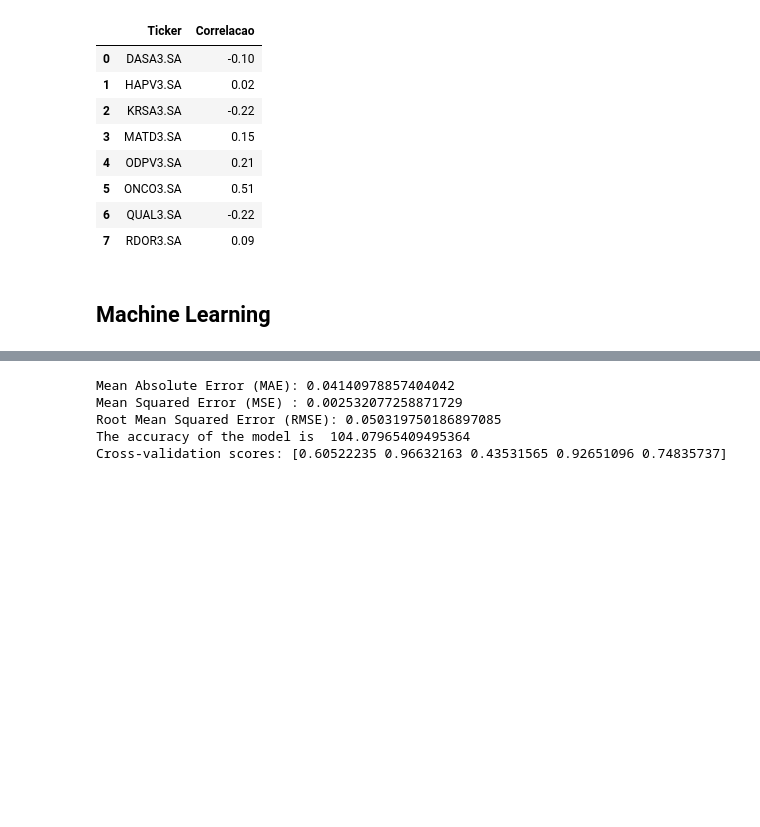
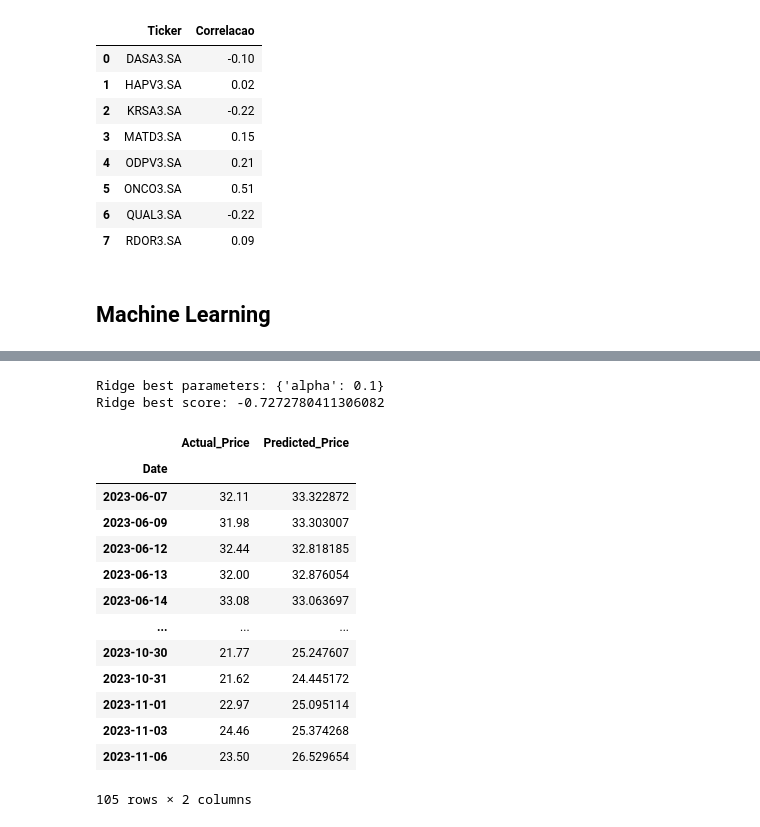
Before and after one commit to carneiro-fernando/EBAC, a Jupyter notebook: Projetos/Projeto_de_Parceria.ipynb, the cells around one changed output, grey strips where cells are left out. Saved outputs shown, nothing was run; the diff lists cells and outputs as text; code cells hidden in the pictures; blank space fills up the shorter version.

```diff
--- a/Projetos/Projeto_de_Parceria.ipynb
+++ b/Projetos/Projeto_de_Parceria.ipynb
@@ -464,22 +498,23 @@ compare_df
-# %%
-#Metricas
-from sklearn import metrics
-print('Mean Absolute Error (MAE):', metrics.mean_absolute_error(y_test, predicted))
-print('Mean Squared Error (MSE) :', metrics.mean_squared_error(y_test, predicted))
-print('Root Mean Squared Error (RMSE):', np.sqrt(metrics.mean_squared_error(y_test, predicted)))
-
-# Acuracia
-x_acc = compare_df.Actual_Price.mean()
-y_acc = compare_df.Predicted_Price.mean()
-Accuracy = x_acc/y_acc*100
-print("The accuracy of the model is " , Accuracy)
-
-# Cross Validation
-cv_scores = cross_val_score(model, y_test, predicted, cv=5)
-print(f"Cross-validation scores: {cv_scores}")
-# %% [output]
-Mean Absolute Error (MAE): 0.04140978857404042
-Mean Squared Error (MSE) : 0.002532077258871729
-Root Mean Squared Error (RMSE): 0.050319750186897085
-The accuracy of the model is  104.07965409495364
-Cross-validation scores: [0.60522235 0.96632163 0.43531565 0.92651096 0.74835737]
+# %%
+import warnings
+from sklearn.linear_model import Ridge
+from sklearn.linear_model import Lasso
+from sklearn.model_selection import GridSearchCV
+
+n = [0.001, 0.01, 0.1]
+
+#---------------------------# Ridge #---------------------------#
+param_grid = {'alpha': n}
+model = Ridge()
+
+ridge_grid_search = GridSearchCV(model, param_grid, cv=5, scoring='neg_mean_squared_error')
+
+with warnings.catch_warnings():
+    warnings.filterwarnings("ignore", category=RuntimeWarning)
+    ridge_grid_search.fit(x, y)
+
+print(f'Ridge best parameters: {ridge_grid_search.best_params_}')
+print(f'Ridge best score: { ridge_grid_search.best_score_}')
+# %% [output]
+Ridge best parameters: {'alpha': 0.1}
+Ridge best score: -0.7272780411306082
@@ -485,0 +533,25 @@ Cross-validation scores: [0.60522235 0.96632163 0.43531565 0.92651096 0.74835737
+# %%
+# Concatenate y_test and predicted along columns axis
+#compare_df = pd.merge(right=y_test, left=predicted, right_index=True, left_index=True)
+compare_df = pd.concat([y_test, predicted], axis=1).dropna()
+
+# Rename the columns to 'Actual' and 'Predicted'
+compare_df.columns = ['Actual_Price', 'Predicted_Price']
+
+# Print the resulting DataFrame
+compare_df
+# %% [output]
+|  | Actual_Price | Predicted_Price |
+| Date |  |  |
+| 2023-06-07 | 32.11 | 33.322872 |
+| 2023-06-09 | 31.98 | 33.303007 |
+| 2023-06-12 | 32.44 | 32.818185 |
+| 2023-06-13 | 32.00 | 32.876054 |
+| 2023-06-14 | 33.08 | 33.063697 |
+| ... | ... | ... |
+| 2023-10-30 | 21.77 | 25.247607 |
+| 2023-10-31 | 21.62 | 24.445172 |
+| 2023-11-01 | 22.97 | 25.095114 |
+| 2023-11-03 | 24.46 | 25.374268 |
+| 2023-11-06 | 23.50 | 26.529654 |
+105 rows × 2 columns
```
Also changed, not shown: parts of 29 cells of this notebook.
